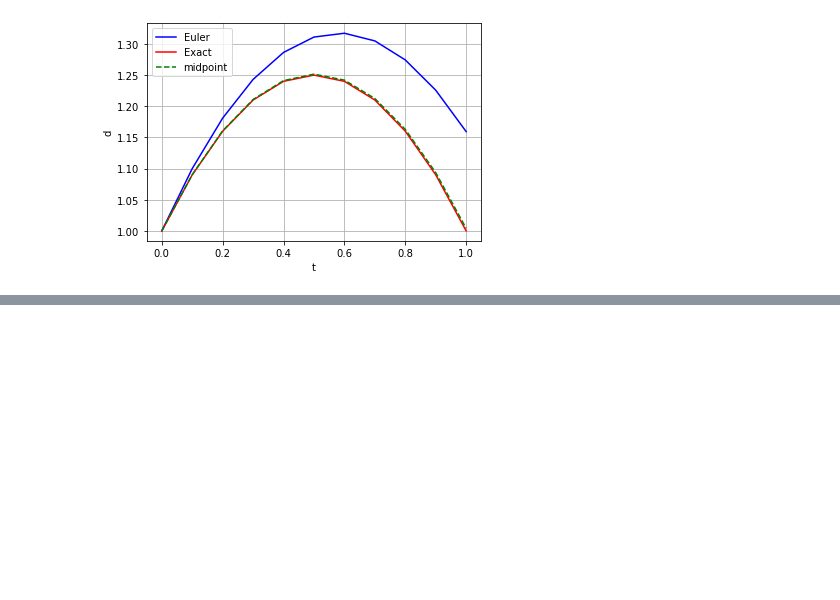
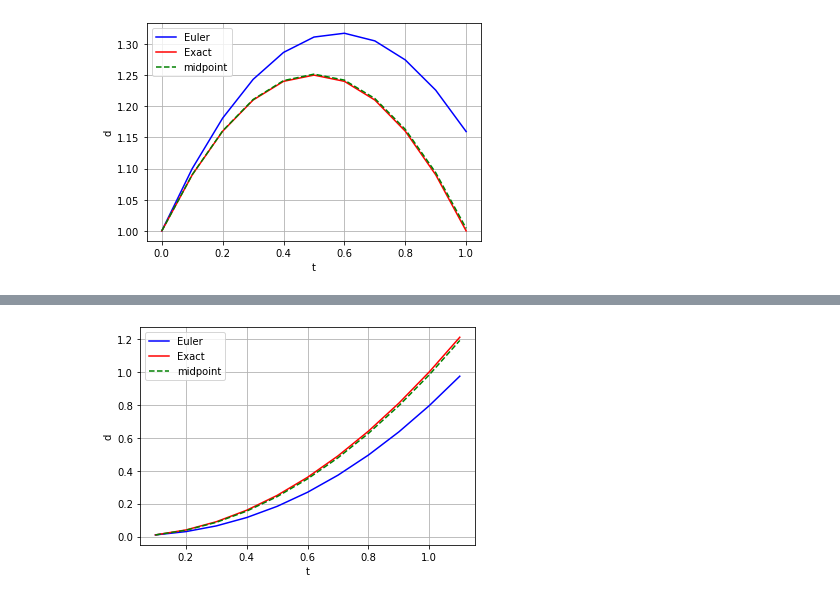
Before and after one commit to uol-soc-teachingrepos/COMP2421-Numerical-Computation, a Jupyter notebook: ws/ws07_implemented.ipynb, the cells around one changed output, grey strips where cells are left out. Drawn from its saved outputs; the diff is of its cells as text; code cells hidden in the pictures; blank space fills up the shorter version.

```diff
--- a/ws/ws07_implemented.ipynb
+++ b/ws/ws07_implemented.ipynb
@@ -82,24 +82,24 @@ def f(t, d):
 def d_exact(t):
     return -t*t + t + 1.0
 
-
+t0 = float(0.0)
 d0 = float(1.0)
 dt = float(0.01)
 n = int(100)
 
-t, d_Euler = Euler_method(d0, dt, n)
-t, d_midpoint = midpoint_method(d0, dt, n)
+t_Euler, d_Euler = Euler_method(t0, d0, dt, n)
+t_midpoint, d_midpoint = midpoint_method(t0, d0, dt, n)
 
 de = np.zeros(n+1)
 for i in range(n+1):
-    de[i] = d_exact(t[i])
+    de[i] = d_exact(t_Euler[i])
 
 
 import matplotlib.pyplot as plt
 fig = plt.figure()
-plt.plot(t, d_Euler, "-b", label="Euler")
-plt.plot(t, de, "-r", label="Exact")
-plt.plot(t, d_midpoint, "--g", label="midpoint")
+plt.plot(t_Euler, d_Euler, "-b", label="Euler")
+plt.plot(t_Euler, de, "-r", label="Exact")
+plt.plot(t_midpoint, d_midpoint, "--g", label="midpoint")
 plt.legend(loc="upper left")
 plt.xlabel("t")
 plt.ylabel("d")
@@ -116,13 +116,13 @@ def f(t, d):
 def d_exact(t):
     return -t*t + t + 1.0
 
-
+t0 = float(0.0)
 d0 = float(1.0)
 dt = float(0.1)
 n = int(10)
 
-t, d_Euler = Euler_method(d0, dt, n)
-t, d_midpoint = midpoint_method(d0, dt, n)
+t, d_Euler = Euler_method(t0, d0, dt, n)
+t, d_midpoint = midpoint_method(t0, d0, dt, n)
 
 de = np.zeros(n+1)
 for i in range(n+1):
@@ -143,0 +153,32 @@ plt.show()
+# %%
+def f(t, d):
+    return 2.0*d**0.5
+
+def d_exact(t):
+    return t**2.0
+
+t0 = float(0.1)
+d0 = float(0.01)
+dt = float(0.1)
+n = int(10)
+
+t, d_Euler = Euler_method(t0, d0, dt, n)
+t, d_midpoint = midpoint_method(t0, d0, dt, n)
+
+de = np.zeros(n+1)
+for i in range(n+1):
+    de[i] = d_exact(t[i])
+
+
+import matplotlib.pyplot as plt
+fig = plt.figure()
+plt.plot(t, d_Euler, "-b", label="Euler")
+plt.plot(t, de, "-r", label="Exact")
+plt.plot(t, d_midpoint, "--g", label="midpoint")
+plt.legend(loc="upper left")
+plt.xlabel("t")
+plt.ylabel("d")
+plt.grid()
+plt.show()
+# %% [output]
+[figure, added]
```
Also changed, not shown: parts of 2 cells of this notebook, 10 other files.
